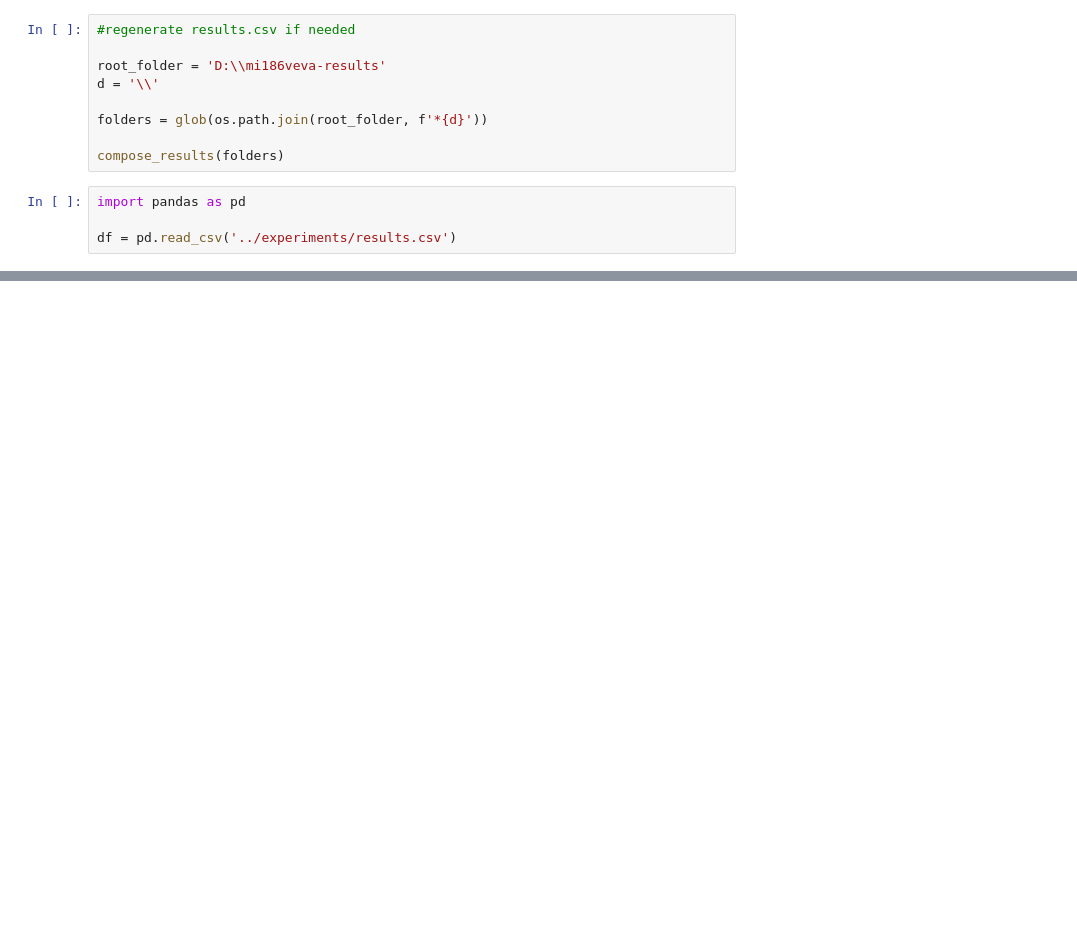
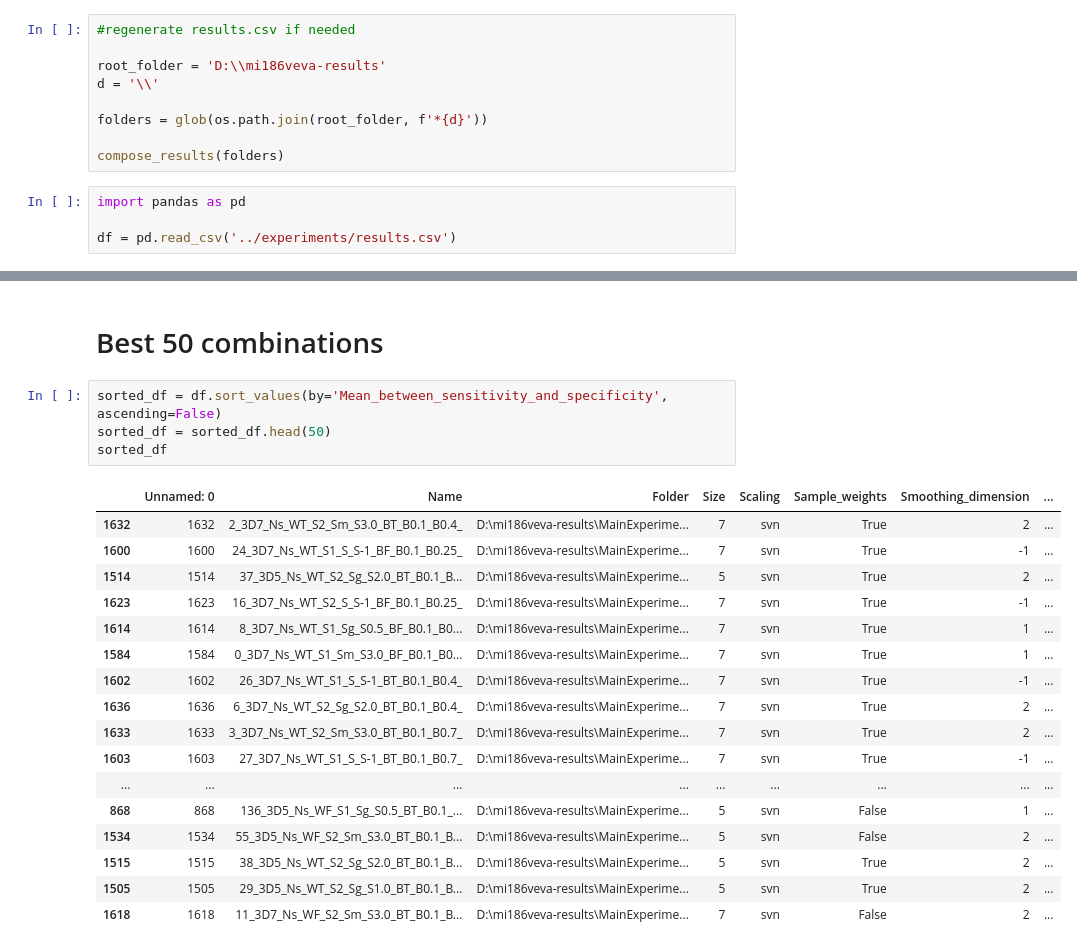
Before and after one commit to msokur/hsi-experiments, a Jupyter notebook: experiments/analyse_experiment.ipynb, the cells around one changed output, grey strips where cells are left out. Cells and saved outputs as stored; diff of their text form; blank space fills up the shorter version.

```diff
--- a/experiments/analyse_experiment.ipynb
+++ b/experiments/analyse_experiment.ipynb
@@ -173,0 +338,24 @@ sns.violinplot(x='Background_light', y='Mean_between_sensitivity_and_specificity
+# %% [markdown]
+<h1>Best 50 combinations</h1>
+# %%
+sorted_df = df.sort_values(by='Mean_between_sensitivity_and_specificity', ascending=False)
+sorted_df = sorted_df.head(50)
+sorted_df
+# %% [output]
+|  | Unnamed: 0 | Name | Folder | Size | Scaling | Sample_weights | Smoothing_dimension | ... |
+| 1632 | 1632 | 2_3D7_Ns_WT_S2_Sm_S3.0_BT_B0.1_B0.4_ | D:\mi186veva-results\MainExperime... | 7 | svn | True | 2 | ... |
+| 1600 | 1600 | 24_3D7_Ns_WT_S1_S_S-1_BF_B0.1_B0.25_ | D:\mi186veva-results\MainExperime... | 7 | svn | True | -1 | ... |
+| 1514 | 1514 | 37_3D5_Ns_WT_S2_Sg_S2.0_BT_B0.1_B... | D:\mi186veva-results\MainExperime... | 5 | svn | True | 2 | ... |
+| 1623 | 1623 | 16_3D7_Ns_WT_S2_S_S-1_BF_B0.1_B0.25_ | D:\mi186veva-results\MainExperime... | 7 | svn | True | -1 | ... |
+| 1614 | 1614 | 8_3D7_Ns_WT_S1_Sg_S0.5_BF_B0.1_B0... | D:\mi186veva-results\MainExperime... | 7 | svn | True | 1 | ... |
+| 1584 | 1584 | 0_3D7_Ns_WT_S1_Sm_S3.0_BF_B0.1_B0... | D:\mi186veva-results\MainExperime... | 7 | svn | True | 1 | ... |
+| 1602 | 1602 | 26_3D7_Ns_WT_S1_S_S-1_BT_B0.1_B0.4_ | D:\mi186veva-results\MainExperime... | 7 | svn | True | -1 | ... |
+| 1636 | 1636 | 6_3D7_Ns_WT_S2_Sg_S2.0_BT_B0.1_B0.4_ | D:\mi186veva-results\MainExperime... | 7 | svn | True | 2 | ... |
+| 1633 | 1633 | 3_3D7_Ns_WT_S2_Sm_S3.0_BT_B0.1_B0.7_ | D:\mi186veva-results\MainExperime... | 7 | svn | True | 2 | ... |
+| 1603 | 1603 | 27_3D7_Ns_WT_S1_S_S-1_BT_B0.1_B0.7_ | D:\mi186veva-results\MainExperime... | 7 | svn | True | -1 | ... |
+| ... | ... | ... | ... | ... | ... | ... | ... | ... |
+| 868 | 868 | 136_3D5_Ns_WF_S1_Sg_S0.5_BT_B0.1_... | D:\mi186veva-results\MainExperime... | 5 | svn | False | 1 | ... |
+| 1534 | 1534 | 55_3D5_Ns_WF_S2_Sm_S3.0_BT_B0.1_B... | D:\mi186veva-results\MainExperime... | 5 | svn | False | 2 | ... |
+| 1515 | 1515 | 38_3D5_Ns_WT_S2_Sg_S2.0_BT_B0.1_B... | D:\mi186veva-results\MainExperime... | 5 | svn | True | 2 | ... |
+| 1505 | 1505 | 29_3D5_Ns_WT_S2_Sg_S1.0_BT_B0.1_B... | D:\mi186veva-results\MainExperime... | 5 | svn | True | 2 | ... |
+| 1618 | 1618 | 11_3D7_Ns_WF_S2_Sm_S3.0_BT_B0.1_B... | D:\mi186veva-results\MainExperime... | 7 | svn | False | 2 | ... |
```
Also changed, not shown: parts of 25 cells of this notebook, 3 other files.
